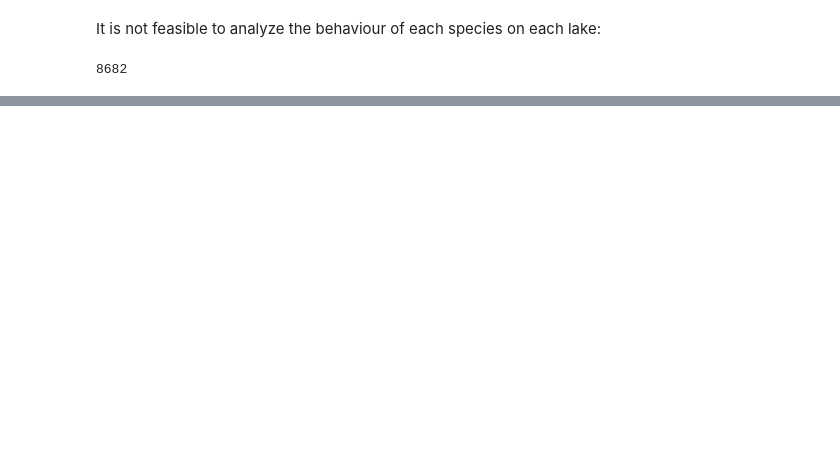
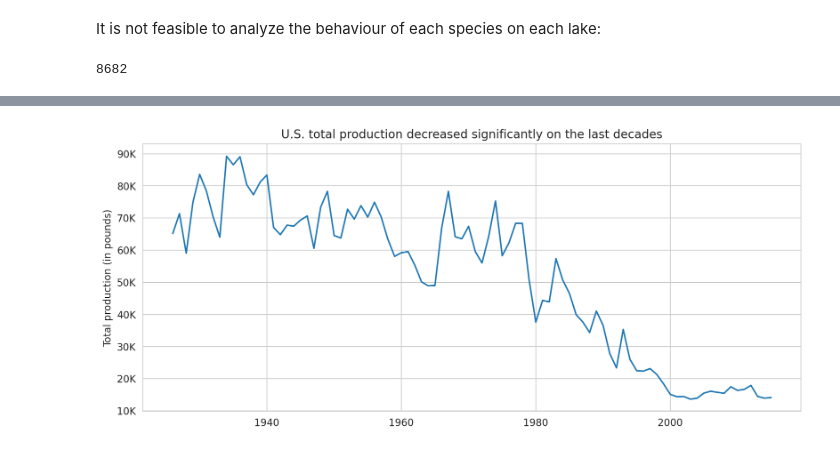
Before and after one commit to tayrone/tidy_tuesday_python, a Jupyter notebook: fishing_210608.ipynb, the cells around one changed output, grey strips where cells are left out. Saved outputs shown, nothing was run; the diff lists cells and outputs as text; code cells hidden in the pictures; blank space fills up the shorter version.

```diff
--- a/fishing_210608.ipynb
+++ b/fishing_210608.ipynb
@@ -81,0 +127,22 @@ grand_total = grand_total.append(year_total, ignore_index = True)
+# %%
+us_total_production = (fishing[fishing.region == 'U.S. Total']
+                      .groupby(['year'])['values']
+                      .sum()
+                      .to_frame())
+
+us_total_production.columns = ['us_total_production']
+# %%
+plt.figure(figsize = (12, 5), dpi = 200)
+
+plt.ticklabel_format(style = 'sci', axis = 'y')
+plt.title('U.S. total production decreased significantly on the last decades')
+plt.ylabel('Total production (in pounds)')
+plt.xlabel(' ')
+
+ax = sns.lineplot(x = 'year', y = 'us_total_production',
+                  data = us_total_production)
+
+ax.yaxis.set_major_formatter(
+    ticker.FuncFormatter(lambda x, pos: '{:,.0f}'.format(x/1000) + 'K'))
+# %% [output]
+[figure, added]
```
Also changed, not shown: parts of 9 cells of this notebook.
